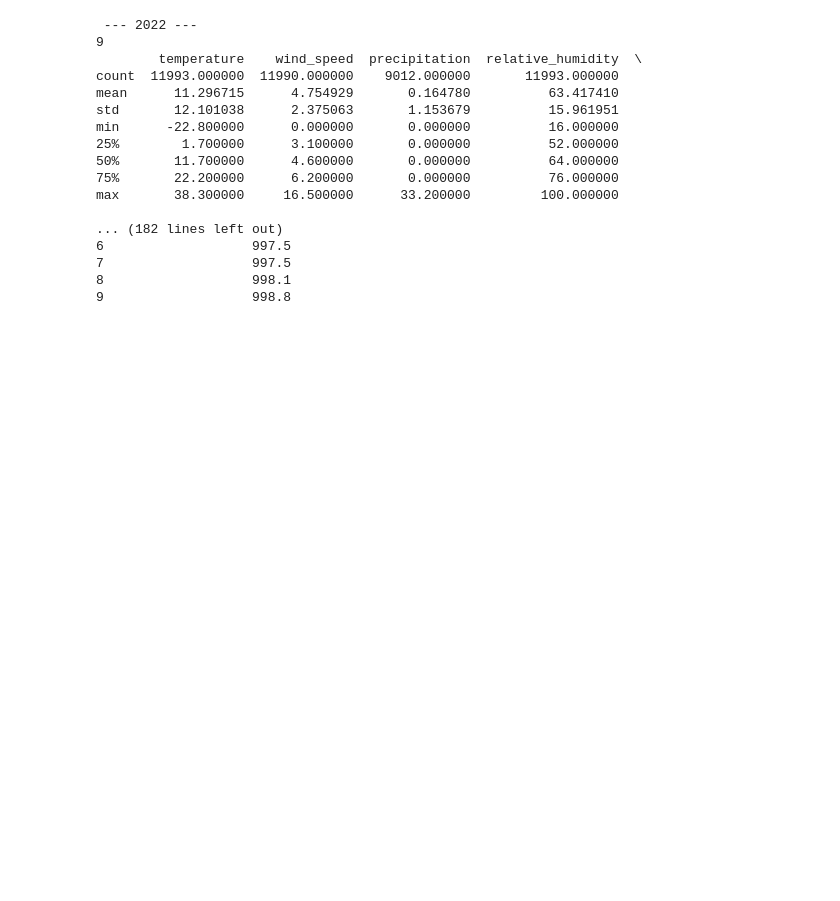
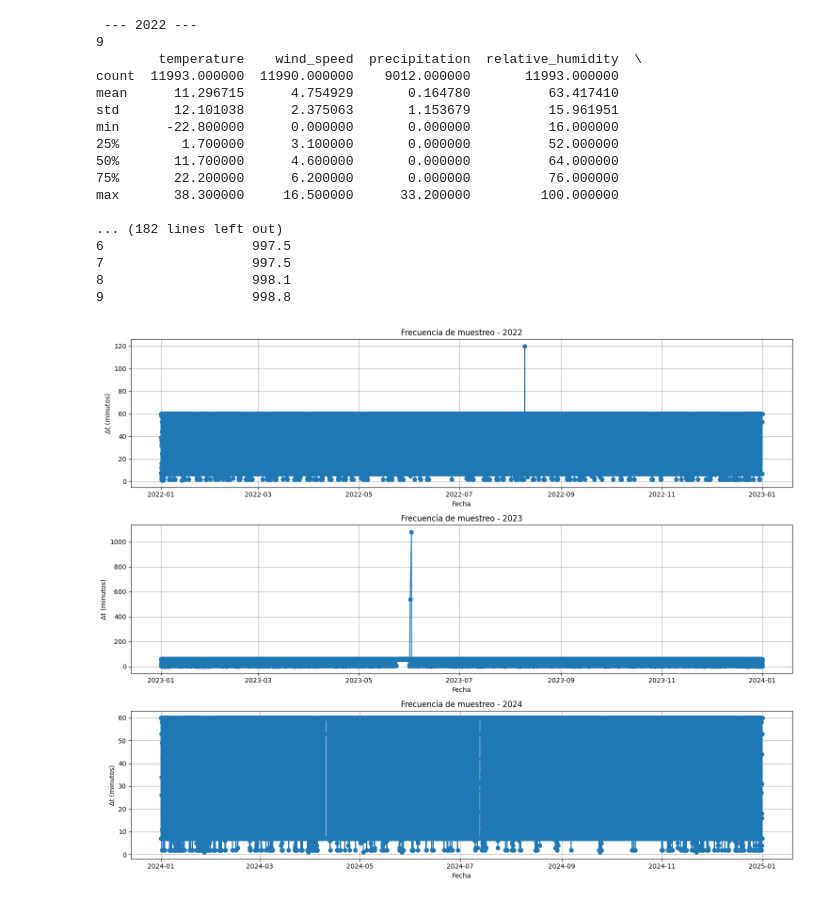
Before and after one commit to cavero00/bicycles_use_predictor, a Jupyter notebook: preprocesingScripts/weather/weatherFirstAnalisys_1.ipynb, the cells around one changed output. Drawn from its saved outputs; the diff is of its cells as text; code cells hidden in the pictures; blank space fills up the shorter version.

```diff
--- a/preprocesingScripts/weather/weatherFirstAnalisys_1.ipynb
+++ b/preprocesingScripts/weather/weatherFirstAnalisys_1.ipynb
@@ -99,6 +99,35 @@ max       38.300000     16.500000      33.200000         100.000000
 7                   997.5
 8                   998.1
 9                   998.8
+# %%
+import matplotlib.pyplot as plt
+import pandas as pd
+
+# Tomamos las tres primeras claves
+keys = list(df_weather_per_year_filtered.keys())[:3]
+
+fig, axes = plt.subplots(3, 1, figsize=(15, 12), sharex=False)
+
+for i, key in enumerate(keys):
+    df = df_weather_per_year_filtered[key].copy()
+    df['DATE'] = pd.to_datetime(df['DATE'])
+    df = df.sort_values('DATE')
+
+    # Calcular diferencia de tiempo en minutos
+    df['time_diff_min'] = df['DATE'].diff().dt.total_seconds() / 60
+
+    # Graficar en el subplot correspondiente
+    axes[i].plot(df['DATE'], df['time_diff_min'], marker='o', linestyle='-')
+    axes[i].set_title(f'Frecuencia de muestreo - {key}')
+    axes[i].set_xlabel('Fecha')
+    axes[i].set_ylabel('Δt (minutos)')
+    axes[i].grid(True)
+
+# Ajustar espacio entre subgráficos
+plt.tight_layout()
+plt.show()
+# %% [output]
+[figure, added]
 # %%
 # La variable obtenida es un diccionario de dataframes
 with open("../../data/weather/df_weather_raw_per_year.pk1", "wb") as f:
```
Also changed, not shown: 6 other files.
